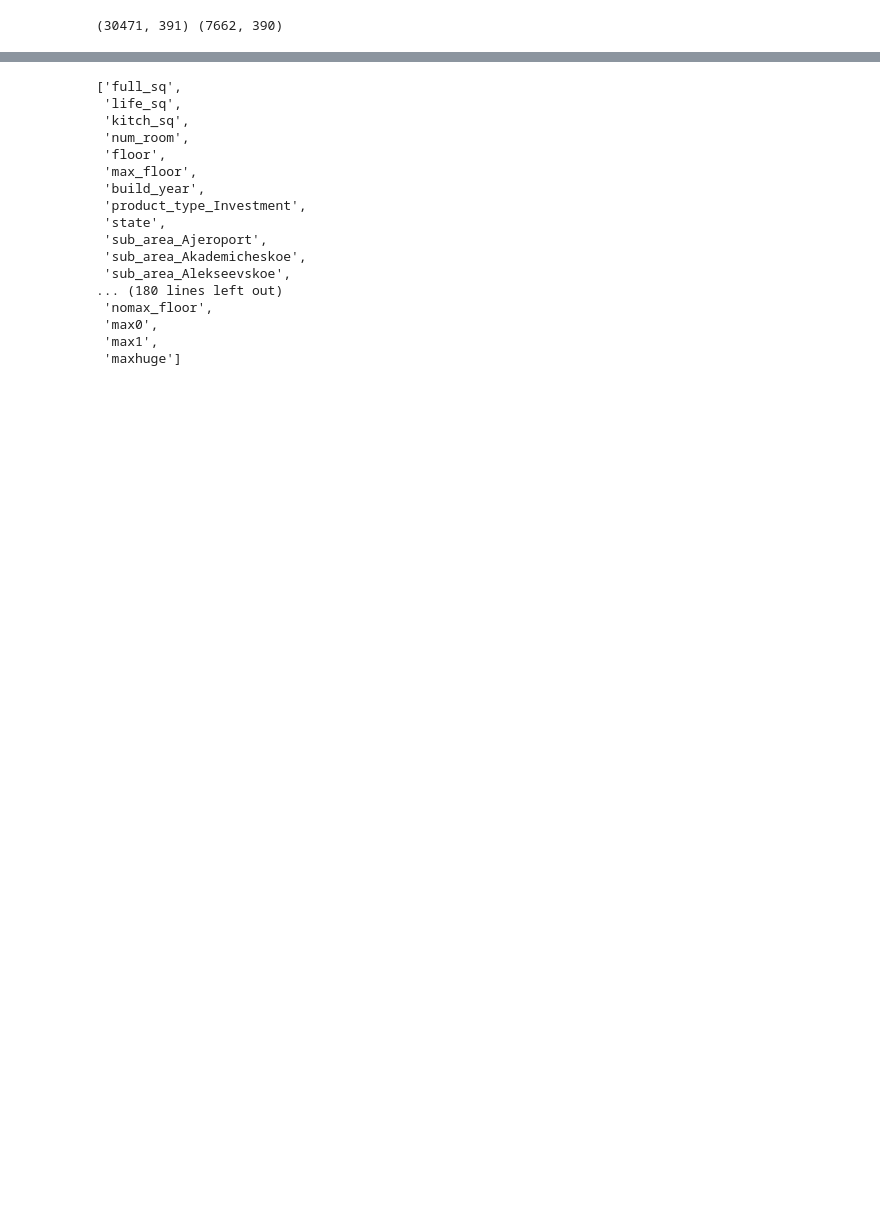
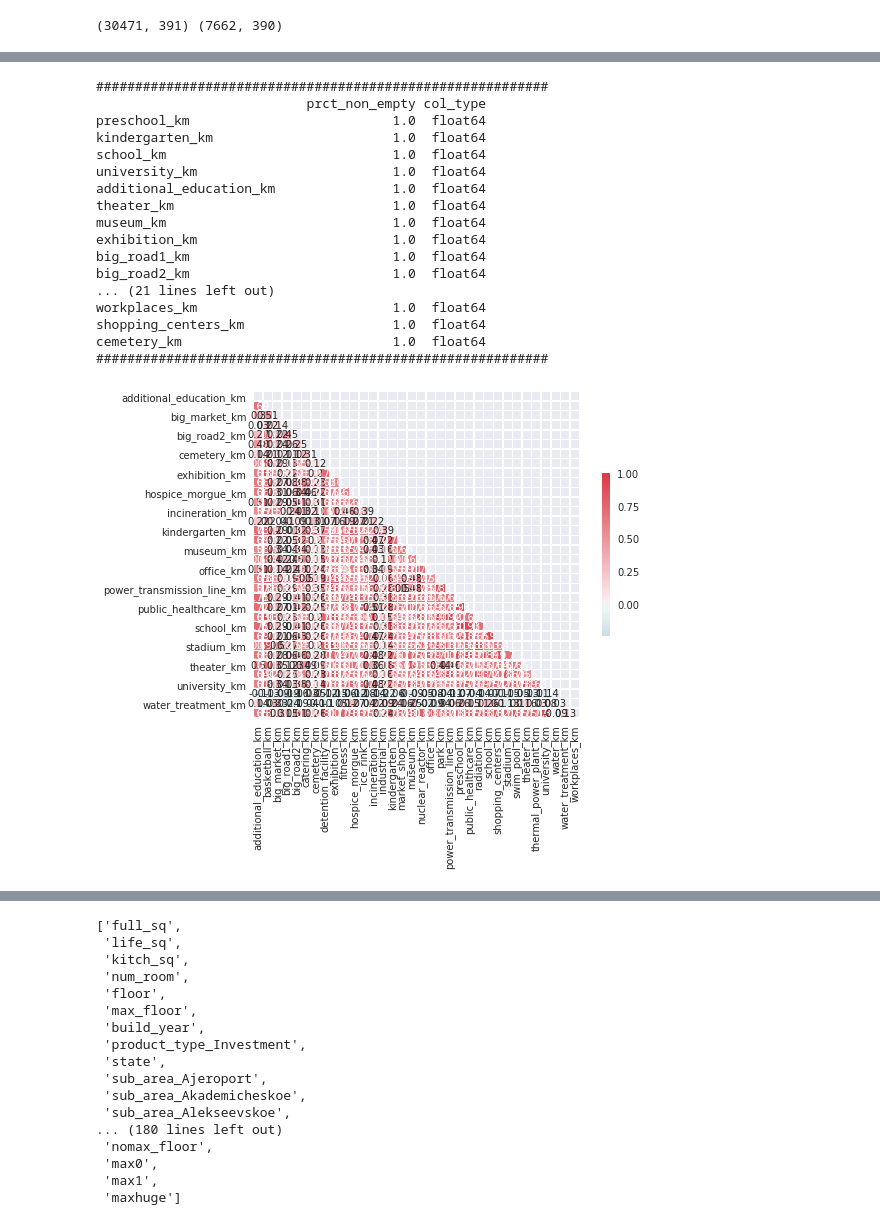
Before and after one commit to AndrewSukhobok95/HousePriceAnalysis_with_shap, a Jupyter notebook: xgbPred.ipynb, the cells around one changed output, grey strips where cells are left out. Cells and saved outputs as stored; diff of their text form; code cells hidden in the pictures; blank space fills up the shorter version.

```diff
--- a/xgbPred.ipynb
+++ b/xgbPred.ipynb
@@ -252,3 +255,60 @@ young_female_male_diff                1.0    int64
 #                  'trc_count_3000',
 #                  'metro_km_walk']
 USE_FEATURES += cols
+# %%
+cols = [
+    'preschool_km',
+    'kindergarten_km',
+    'school_km',
+    'university_km',
+    'additional_education_km',
+    'theater_km',
+    'museum_km',
+    'exhibition_km',
+    'big_road1_km',
+    'big_road2_km',
+    'park_km',
+    'catering_km',
+    'big_market_km',
+    'industrial_km',
+    'office_km',
+    'public_healthcare_km',
+    'hospice_morgue_km',
+    'water_km',
+    'water_treatment_km',
+    'incineration_km',
+    'nuclear_reactor_km',
+    'radiation_km',
+    'power_transmission_line_km',
+    'thermal_power_plant_km',
+    'market_shop_km',
+    'fitness_km',
+    'swim_pool_km',
+    'ice_rink_km',
+    'stadium_km',
+    'basketball_km',
+    'detention_facility_km',
+    'workplaces_km',
+    'shopping_centers_km',
+    'cemetery_km',
+]
+corr_df, empty_info = get_corr_empty_info(df=train_df, cols=cols)
+# %% [output]
+##########################################################
+                           prct_non_empty col_type
+preschool_km                          1.0  float64
+kindergarten_km                       1.0  float64
+school_km                             1.0  float64
+university_km                         1.0  float64
+additional_education_km               1.0  float64
+theater_km                            1.0  float64
+museum_km                             1.0  float64
+exhibition_km                         1.0  float64
+big_road1_km                          1.0  float64
+big_road2_km                          1.0  float64
+... (21 lines left out)
+workplaces_km                         1.0  float64
+shopping_centers_km                   1.0  float64
+cemetery_km                           1.0  float64
+##########################################################
+[figure, added]
```
Also changed, not shown: parts of 11 cells of this notebook, 1 other file.
